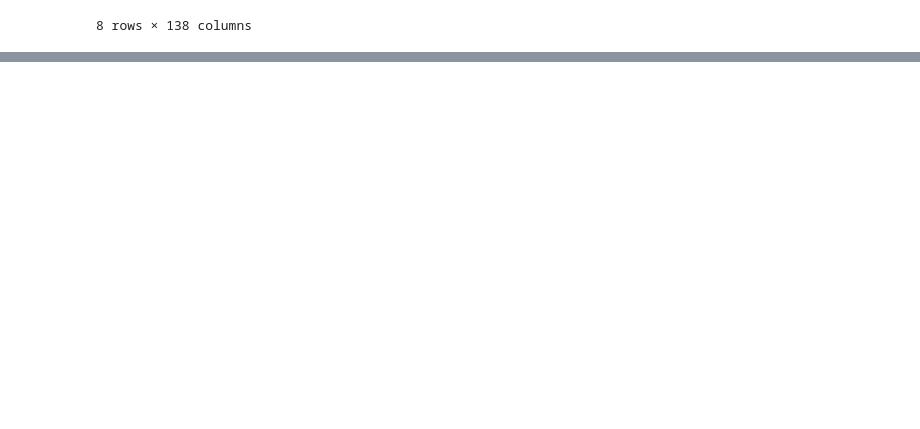
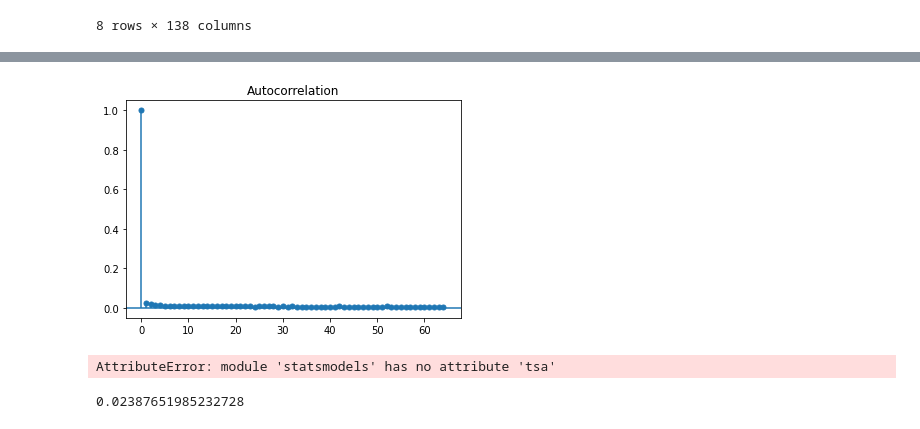
Before and after one commit to negativegamma/legendary-robot, a Jupyter notebook: kaggle_jane_street/jane_street_data_import.ipynb, the cells around one changed output, grey strips where cells are left out. Cells and saved outputs as stored; diff of their text form; code cells hidden in the pictures; blank space fills up the shorter version.

```diff
--- a/kaggle_jane_street/jane_street_data_import.ipynb
+++ b/kaggle_jane_street/jane_street_data_import.ipynb
@@ -57,0 +127,14 @@ df.describe()
+# %%
+plot_acf(df['action'])
+pyplot.show()
+# %% [output]
+[figure, added]
+# %%
+import statsmodels
+acf = statsmodels.tsa.stattools.acf(train['action'], fft =True)
+# %% [output]
+AttributeError: module 'statsmodels' has no attribute 'tsa'
+# %%
+train['action'].autocorr(2)
+# %% [output]
+0.02387651985232728
```
Also changed, not shown: parts of 47 cells of this notebook, 1 other file.
